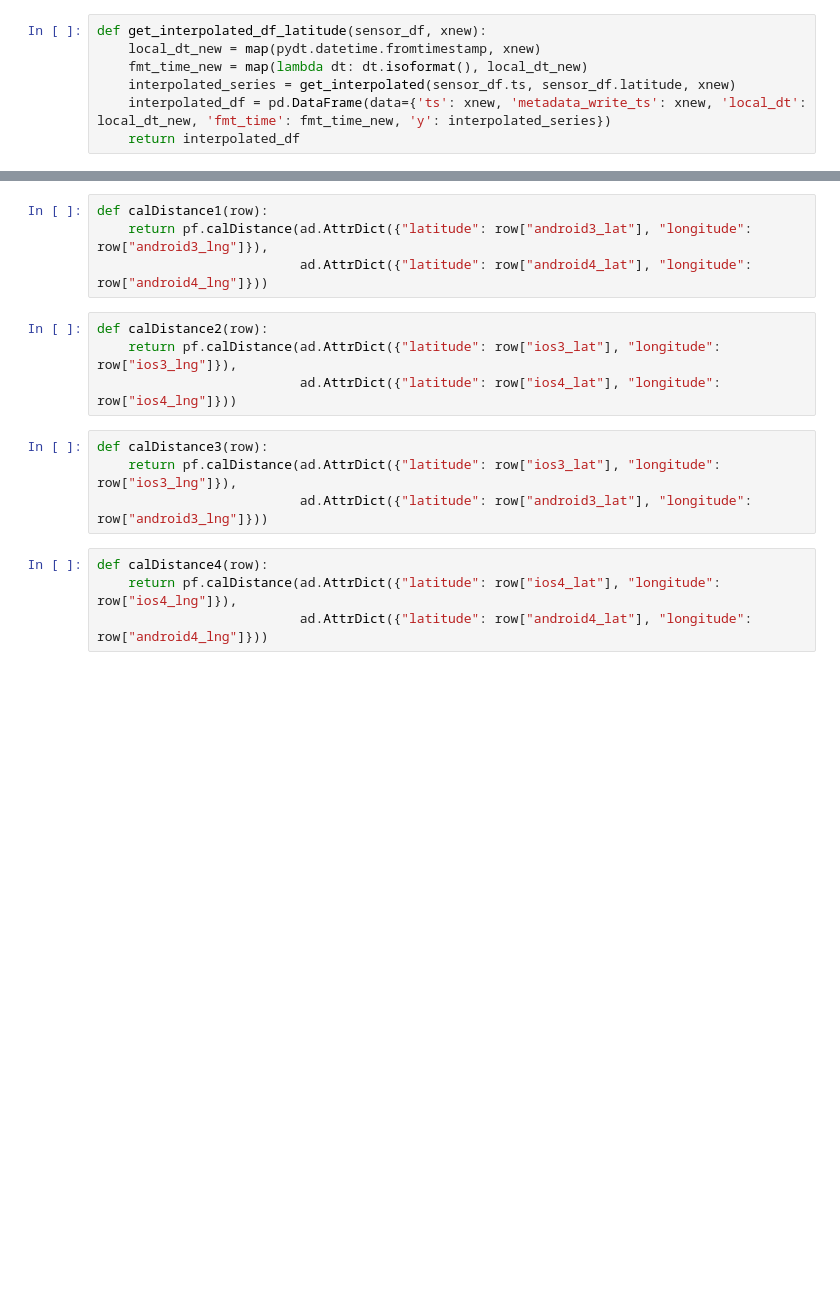
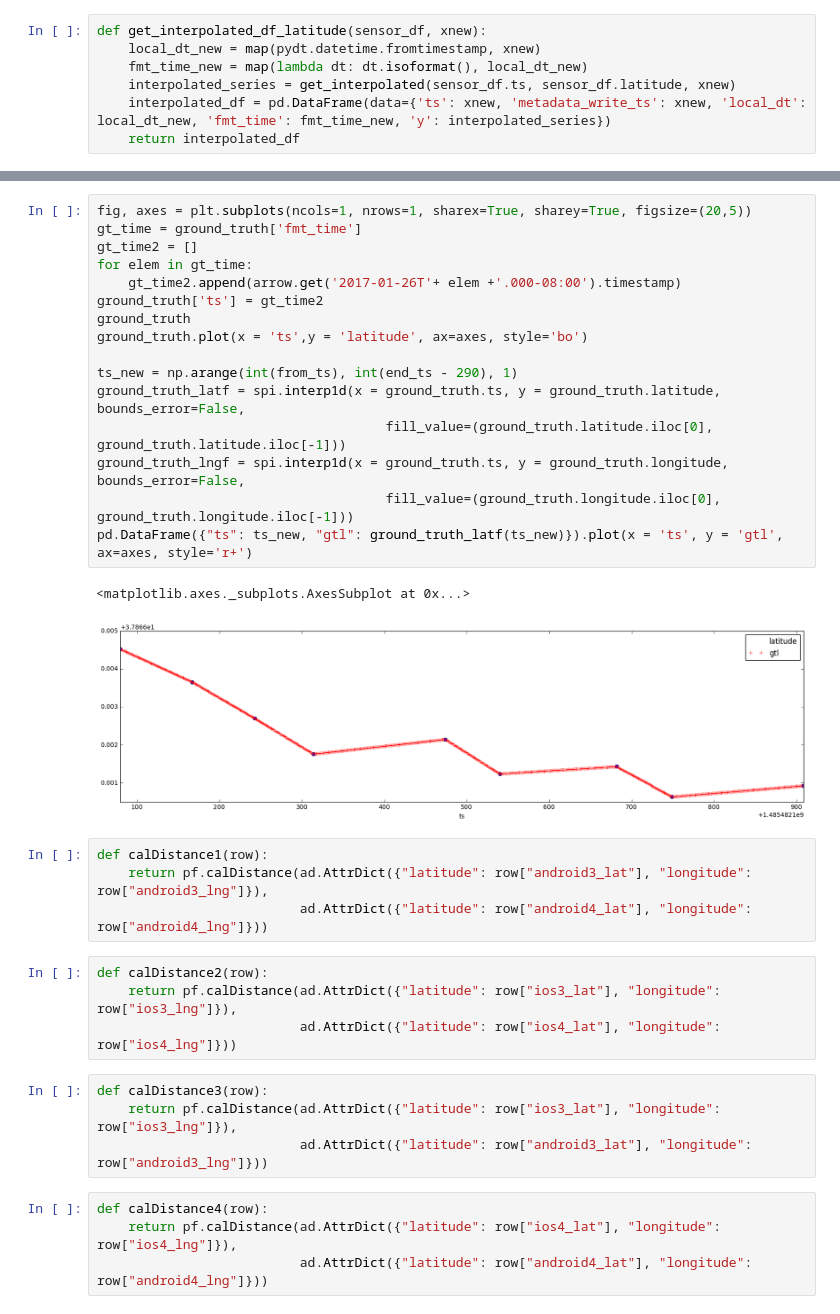
Before and after one commit to e-mission/e-mission-explore, a Jupyter notebook: Berkeley_Trip.ipynb, the cells around one changed output, grey strips where cells are left out. Drawn from its saved outputs; the diff is of its cells as text; blank space fills up the shorter version.

```diff
--- a/Berkeley_Trip.ipynb
+++ b/Berkeley_Trip.ipynb
@@ -206,6 +215,25 @@ def get_interp_distance_df(android3_ts, android4_ts, ios3_ts, ios4_ts, ground_tr
     interp_df["baseline_distances4"] = baseline_distances_4
     interp_df["ground_distances"] = np.abs(interp_df.apply(groundDistance, axis=1))
     return interp_df
+# %%
+fig, axes = plt.subplots(ncols=1, nrows=1, sharex=True, sharey=True, figsize=(20,5))
+gt_time = ground_truth['fmt_time']
+gt_time2 = []
+for elem in gt_time:
+    gt_time2.append(arrow.get('2017-01-26T'+ elem +'.000-08:00').timestamp)
+ground_truth['ts'] = gt_time2
+ground_truth
+ground_truth.plot(x = 'ts',y = 'latitude', ax=axes, style='bo')
+
+ts_new = np.arange(int(from_ts), int(end_ts - 290), 1)
+ground_truth_latf = spi.interp1d(x = ground_truth.ts, y = ground_truth.latitude, bounds_error=False,
+                                     fill_value=(ground_truth.latitude.iloc[0], ground_truth.latitude.iloc[-1]))
+ground_truth_lngf = spi.interp1d(x = ground_truth.ts, y = ground_truth.longitude, bounds_error=False,
+                                     fill_value=(ground_truth.longitude.iloc[0], ground_truth.longitude.iloc[-1]))
+pd.DataFrame({"ts": ts_new, "gtl": ground_truth_latf(ts_new)}).plot(x = 'ts', y = 'gtl', ax=axes, style='r+')
+# %% [output]
+<matplotlib.axes._subplots.AxesSubplot at 0x...>
+[figure, added]
 # %%
 def calDistance1(row):
     return pf.calDistance(ad.AttrDict({"latitude": row["android3_lat"], "longitude": row["android3_lng"]}),
```
Also changed, not shown: parts of 66 cells of this notebook.
